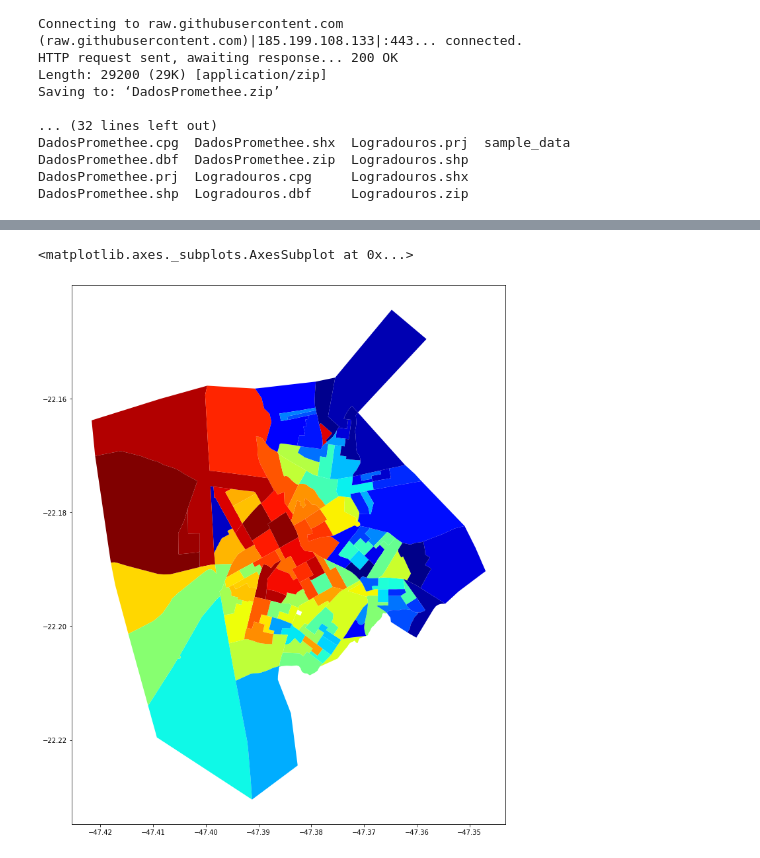
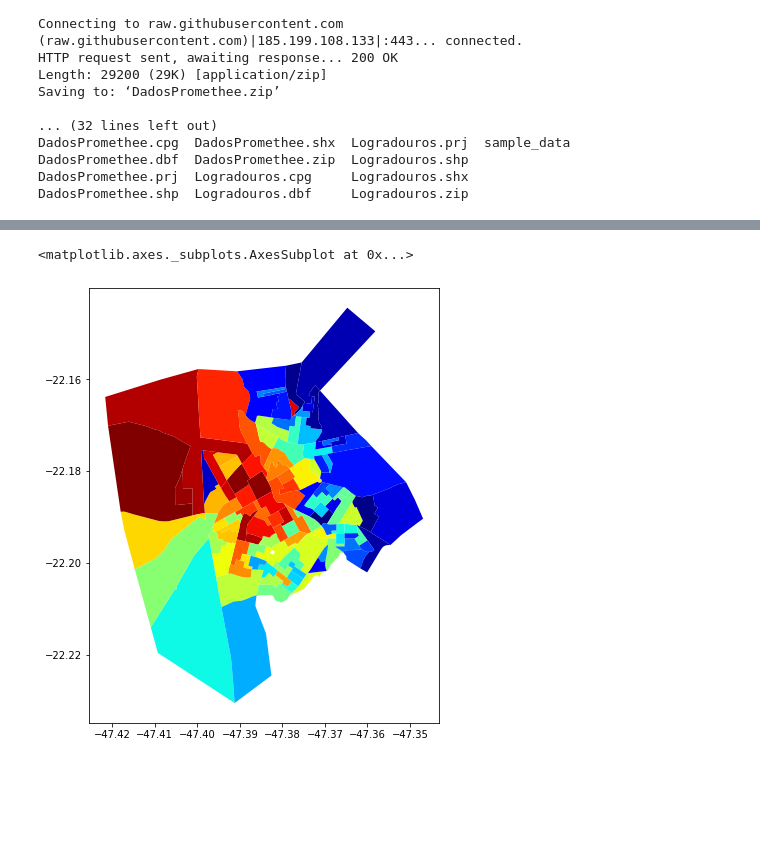
Before and after one commit to julianovale/MCDA, a Jupyter notebook: 0011_Trabalho_INSID_PrometheeII.ipynb, the cells around one changed output, grey strips where cells are left out. Drawn from its saved outputs; the diff is of its cells as text; code cells hidden in the pictures; blank space fills up the shorter version.

```diff
--- a/0011_Trabalho_INSID_PrometheeII.ipynb
+++ b/0011_Trabalho_INSID_PrometheeII.ipynb
@@ -277,7 +277,7 @@ setores.head()
 | 3 | 88942.0 | 352670405000004 | 0.11315 | 25 | -0.38 | 0.12 | 0.59 | 0.57 | 0.57 | POLYGON ((-47.38602 -22.18627, -4... |
 | 4 | 88943.0 | 352670405000005 | 0.07081 | 40 | -0.64 | -0.29 | 0.90 | -0.18 | 0.78 | POLYGON ((-47.38846 -22.19355, -4... |
 # %%
-setores.plot(cmap = 'jet', column ='Renda', figsize = (15,15)) # colorido por região administrativa
+setores.plot(cmap = 'jet', column ='Renda', figsize = (8,8)) # colorido por região administrativa
 # %% [output]
 <matplotlib.axes._subplots.AxesSubplot at 0x...>
-[figure, old version]
+[figure, new version]
```
Also changed, not shown: parts of 5 cells of this notebook.
